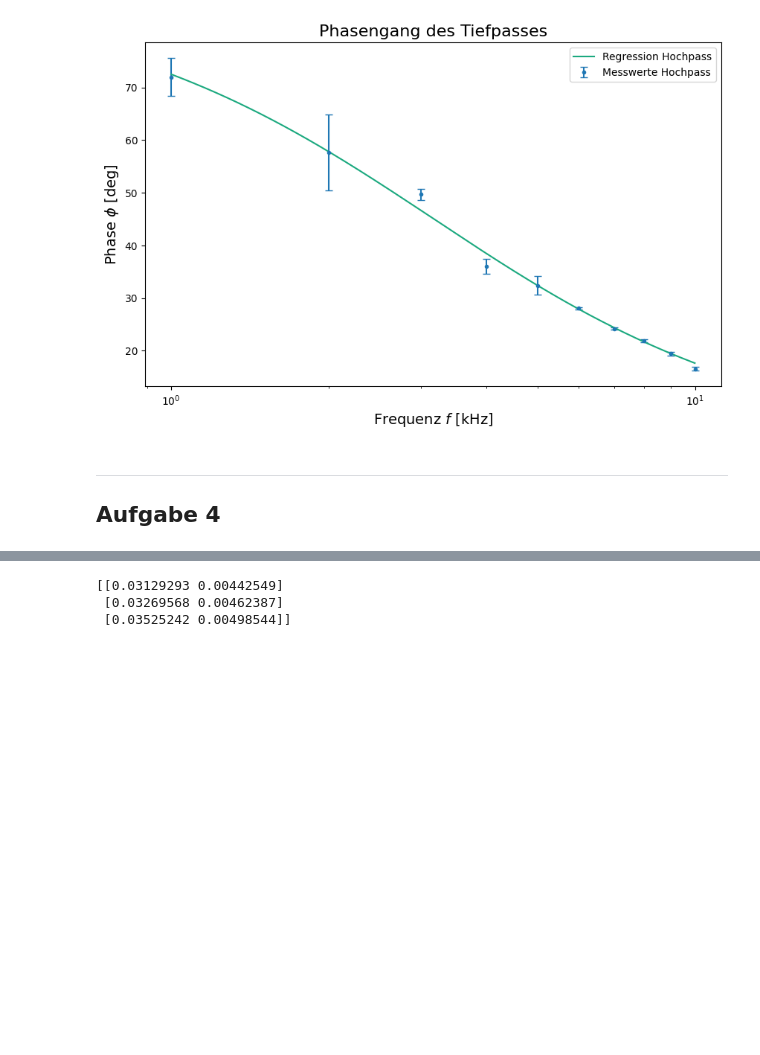
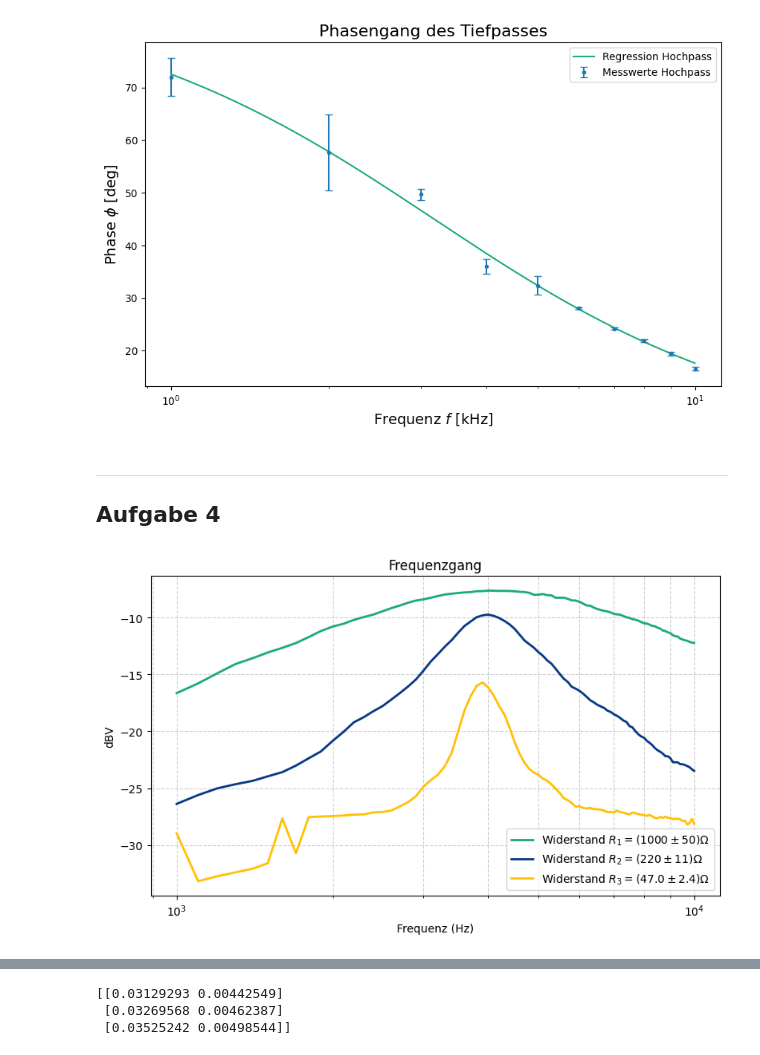
Before and after one commit to FinnZeumer/PAP-2, a Jupyter notebook: Versuche/241/Python/V241.ipynb, the cells around one changed output, grey strips where cells are left out. Saved outputs shown, nothing was run; the diff lists cells and outputs as text; code cells hidden in the pictures; blank space fills up the shorter version.

```diff
--- a/Versuche/241/Python/V241.ipynb
+++ b/Versuche/241/Python/V241.ipynb
@@ -483,3 +547,94 @@ plt.show()
 <hr>
 
 ## Aufgabe 4
+# %%
+aufgabe = '4a'
+filename = "A4/Amplitudenplot_Alle.txt"
+
+# Read file
+with open(filename, "r") as f:
+    lines = f.readlines()
+
+blocks = []
+current_block = []
+
+for line in lines:
+    line = line.strip()
+
+    if not line:
+        continue
+
+    # Detect new block
+    if line.startswith("Hz"):
+        if current_block:
+            blocks.append(current_block)
+            current_block = []
+
+        current_block.append(line)
+
+    else:
+        current_block.append(line)
+
+if current_block:
+    blocks.append(current_block)
+
+# Convert to DataFrames
+dfs = []
+
+for block in blocks:
+    text = "\n".join(block)
+
+    df = pd.read_csv(
+        StringIO(text),
+        sep=r"\s+"
+    )
+
+    dfs.append(df)
+
+# Custom labels and colors
+labels = [fr"Widerstand $R_1 = (1000 \pm 50) \Omega$", fr"Widerstand $R_2 = (220 \pm 11) \Omega$", fr"Widerstand $R_3 = (47.0 \pm 2.4) \Omega$"]
+colors = [c.LIGHT_GREEN, c.BLUE, c.YELLOW]
+
+# Amplituden plot
+plt.figure(figsize=(8,5))
+
+for i, df in enumerate(dfs):
+    plt.semilogx(
+        df["Hz"],
+        df["dBV"],
+        label=labels[i],
+        color=colors[i],
+        linewidth=2
+    )
+
+plt.xlabel("Frequenz (Hz)")
+plt.ylabel("dBV")
+plt.title("Frequenzgang")
+plt.grid(True, which="both", linestyle="--", alpha=0.6)
+plt.legend()
+plt.tight_layout()
+plt.savefig(fr'{plt_save_folder}Frequenzgang_{aufgabe}.pdf')
+plt.show()
+
+# Phasen plot
+plt.figure(figsize=(8,5))
+
+for i, df in enumerate(dfs):
+    plt.semilogx(
+        df["Hz"],
+        df["deg"],
+        label=labels[i],
+        color=colors[i],
+        linewidth=2
+    )
+
+plt.xlabel("Frequenz [Hz]")
+plt.ylabel("Phase [deg]")
+plt.title("Phasengang")
+plt.grid(True, which="both", linestyle="--", alpha=0.6)
+plt.legend()
+plt.tight_layout()
+plt.savefig(fr'{plt_save_folder}Phasengang_{aufgabe}.pdf')
+plt.show()
+# %% [output]
+[figure, added]
```
Also changed, not shown: parts of 8 cells of this notebook, 29 other files.
